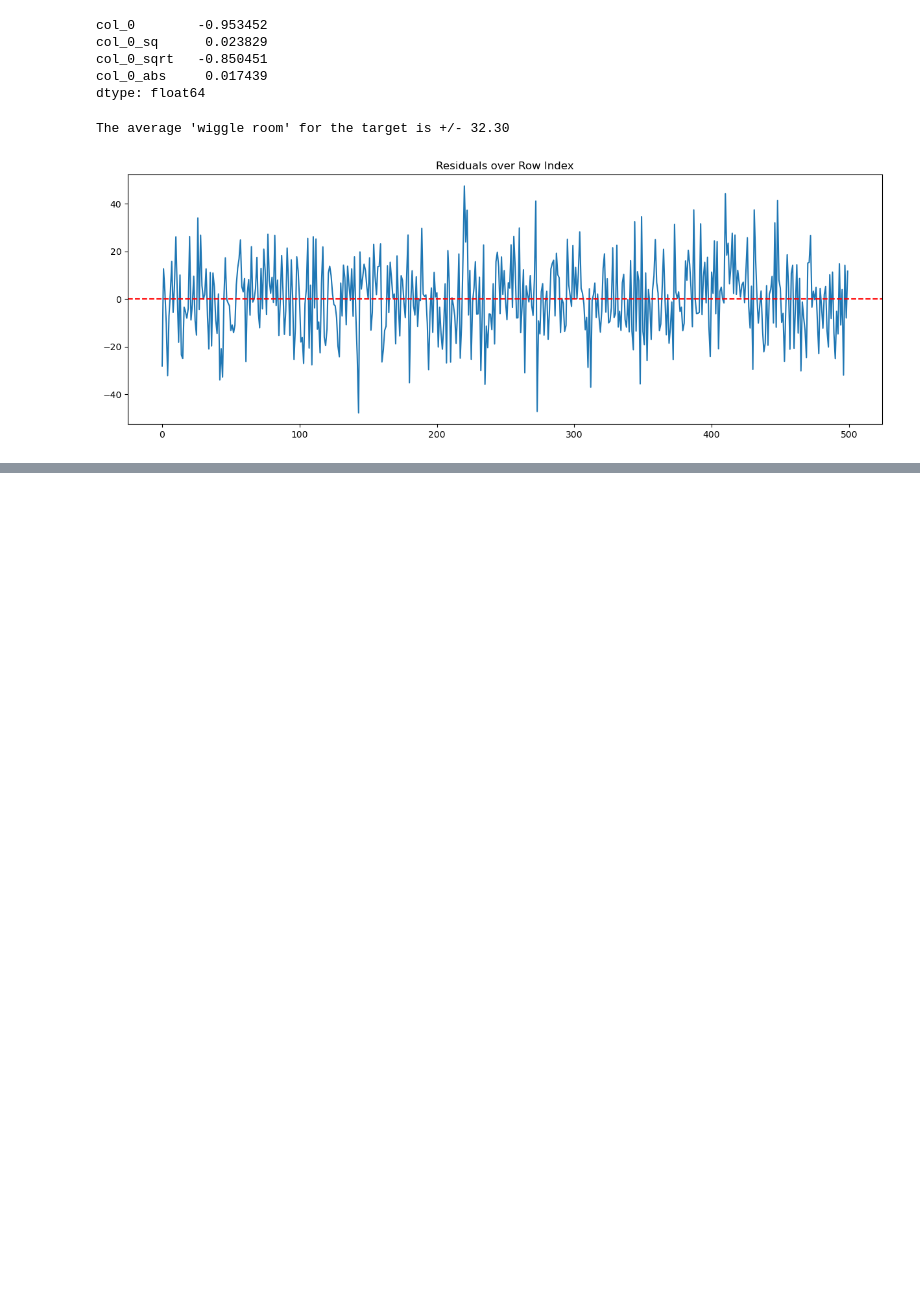
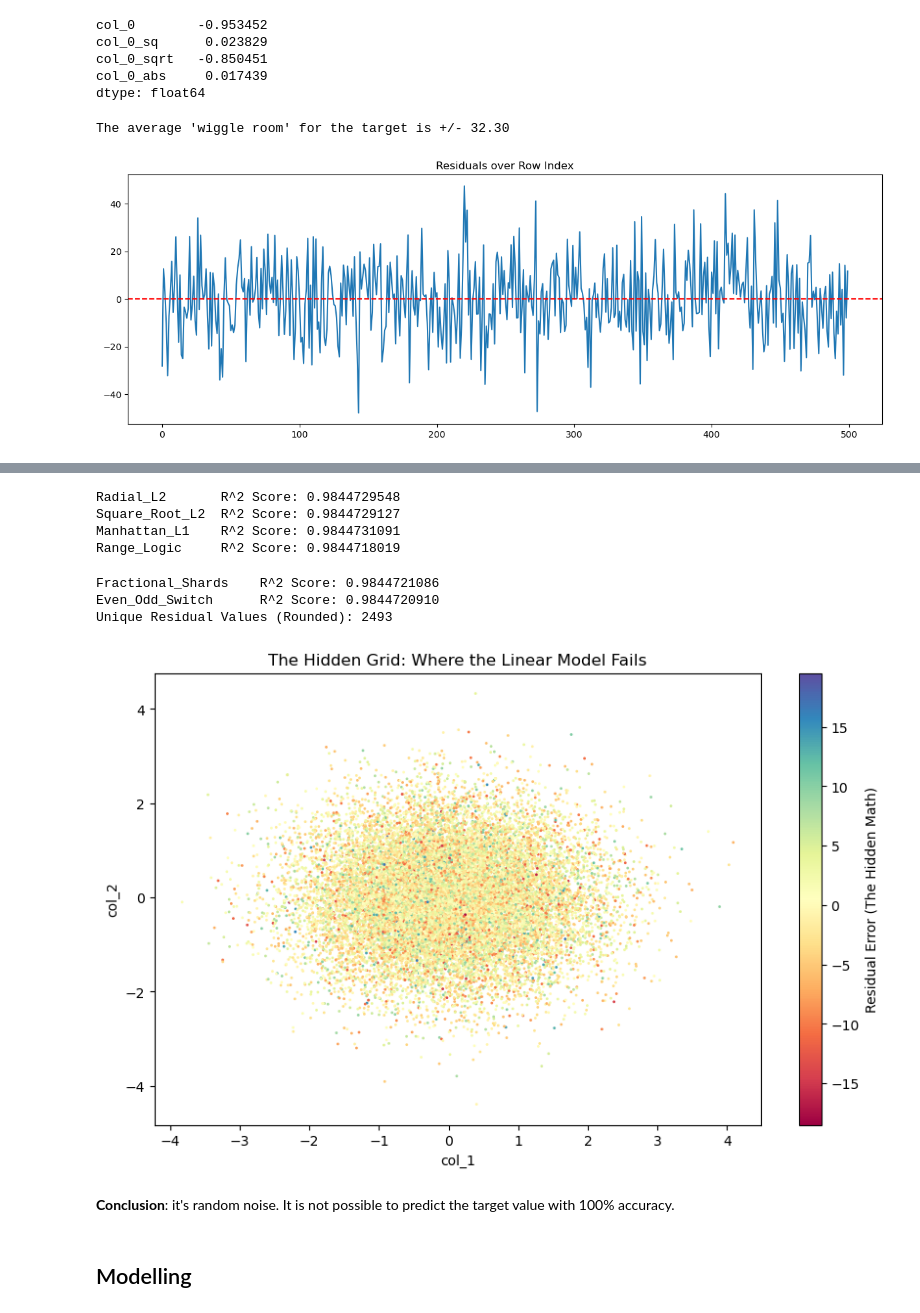
Before and after one commit to M-Rodani1/qmml-market-making-hackathon, a Jupyter notebook: round_1/EDA.ipynb, the cells around one changed output, grey strips where cells are left out. Cells and saved outputs as stored; diff of their text form; code cells hidden in the pictures; blank space fills up the shorter version.

Commit message:
investigated noise and created model

```diff
--- a/round_1/EDA.ipynb
+++ b/round_1/EDA.ipynb
@@ -311,0 +413,4 @@ plt.show()
+# %%
+df['abs_diff'] = np.abs(df['col_1'] - df['col_2'])
+X_abs = df[['col_0', 'abs_diff']]
+print("Absolute Diff R^2:", LinearRegression().fit(X_abs, y).score(X_abs, y))
@@ -311,0 +567,76 @@ plt.show()
+# %%
+# 1. Test for Circular/Radial Logic (The "Radius" of the data)
+df['r2'] = df['col_0']**2 + df['col_1']**2 + df['col_2']**2
+df['r'] = np.sqrt(df['r2'])
+
+# 2. Test for "Manhattan" Logic (The L1 Norm)
+df['l1'] = df['col_0'].abs() + df['col_1'].abs() + df['col_2'].abs()
+
+# 3. Test for "Min-Max" Scaling Logic
+df['range'] = df[['col_0', 'col_1', 'col_2']].max(axis=1) - df[['col_0', 'col_1', 'col_2']].min(axis=1)
+
+y = df['target']
+final_trials = {
+    "Radial_L2": df[['col_0', 'col_1', 'col_2', 'r2']],
+    "Square_Root_L2": df[['col_0', 'col_1', 'col_2', 'r']],
+    "Manhattan_L1": df[['col_0', 'col_1', 'col_2', 'l1']],
+    "Range_Logic": df[['col_0', 'col_1', 'col_2', 'range']]
+}
+
+for name, X_trial in final_trials.items():
+    score = LinearRegression().fit(X_trial, y).score(X_trial, y)
+    print(f"{name:15} R^2 Score: {score:.10f}")
+# %% [output]
+Radial_L2       R^2 Score: 0.9844729548
+Square_Root_L2  R^2 Score: 0.9844729127
+Manhattan_L1    R^2 Score: 0.9844731091
+Range_Logic     R^2 Score: 0.9844718019
+# %%
+# 1. Test for Fractional Parts (The 'Sawtooth' shard)
+# This checks if the target is related to the 'remainder' of the columns
+df['frac_0'] = df['col_0'] - np.floor(df['col_0'])
+df['frac_1'] = df['col_1'] - np.floor(df['col_1'])
+df['frac_2'] = df['col_2'] - np.floor(df['col_2'])
+
+# 2. Test for 'Binary Logic' (Bitwise-style interaction)
+# This checks if the target changes based on whether numbers are even/odd integers
+df['is_even_1'] = (np.floor(df['col_1']) % 2).astype(int)
+
+# 3. The "Target Modulo" - This is the most likely 'Cheat'
+# We check if the target itself was passed through a modulo
+# We can't test this with X, but we can check the 'Residuals' for a pattern
+X_orig = df[['col_0', 'col_1', 'col_2']]
+y = df['target']
+model = LinearRegression().fit(X_orig, y)
+df['res'] = y - model.predict(X_orig)
+
+final_final_trials = {
+    "Fractional_Shards": df[['col_0', 'col_1', 'col_2', 'frac_0', 'frac_1', 'frac_2']],
+    "Even_Odd_Switch": df[['col_0', 'col_1', 'col_2', 'is_even_1']],
+}
+
+for name, X_trial in final_final_trials.items():
+    score = LinearRegression().fit(X_trial, y).score(X_trial, y)
+    print(f"{name:20} R^2 Score: {score:.10f}")
+
+# Check if the residuals (the errors) look like a 'step'
+print("Unique Residual Values (Rounded):", len(np.round(df['res'], 2).unique()))
+# %% [output]
+Fractional_Shards    R^2 Score: 0.9844721086
+Even_Odd_Switch      R^2 Score: 0.9844720910
+Unique Residual Values (Rounded): 2493
+# %%
+# Let's look at the "Error Map"
+plt.figure(figsize=(10, 6))
+plt.scatter(df['col_1'], df['col_2'], c=df['res'], cmap='Spectral', s=1)
+plt.colorbar(label='Residual Error (The Hidden Math)')
+plt.title('The Hidden Grid: Where the Linear Model Fails')
+plt.xlabel('col_1')
+plt.ylabel('col_2')
+plt.show()
+# %% [output]
+[figure, added]
+# %% [markdown]
+**Conclusion**: it's random noise. It is not possible to predict the target value with 100% accuracy.
+# %% [markdown]
+## Modelling
```
Also changed, not shown: parts of 36 cells of this notebook.
